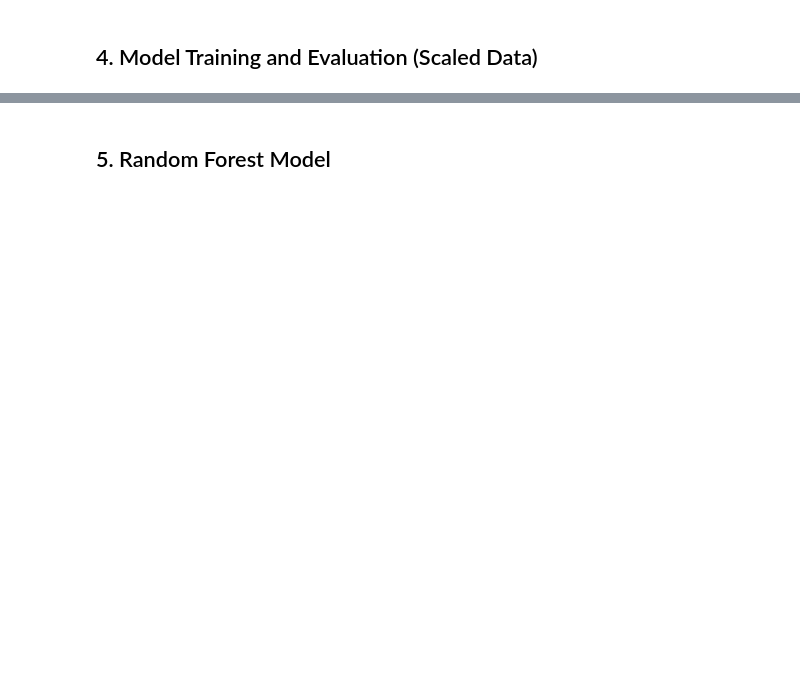
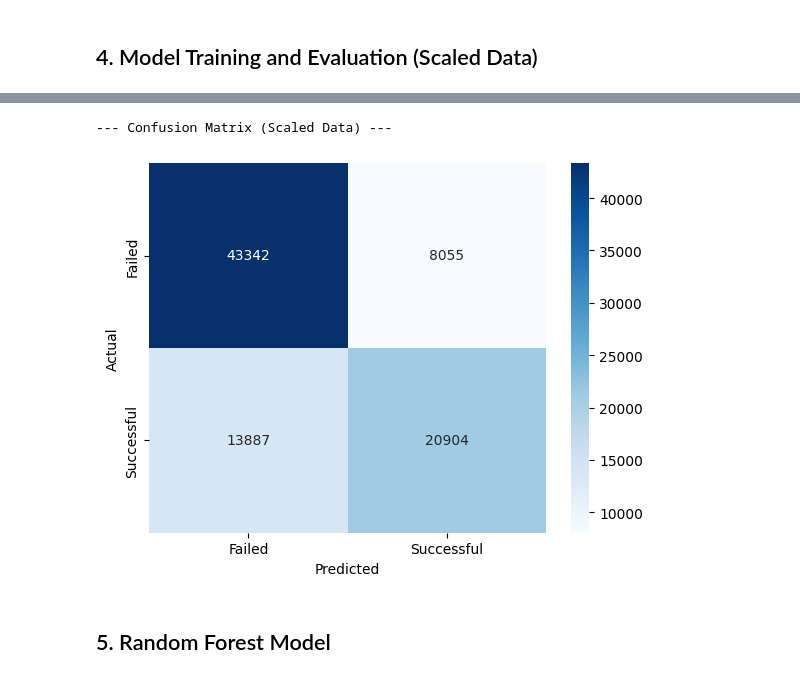
Before and after one commit to MaruflRana/kickstarter-success-prediction, a Jupyter notebook: notebooks/kickstarter-success-prediction.ipynb, the cells around one changed output, grey strips where cells are left out. Drawn from its saved outputs; the diff is of its cells as text; code cells hidden in the pictures; blank space fills up the shorter version.

```diff
--- a/notebooks/kickstarter-success-prediction.ipynb
+++ b/notebooks/kickstarter-success-prediction.ipynb
@@ -187,8 +187,8 @@ print("Shape of X_test:", X_test.shape)
 Shape of X_train: (344750, 1732)
 Shape of X_test: (86188, 1732)
 # %%
-# # Scale the data using StandardScaler
-# scaler = StandardScaler()
-# X_train_scaled = scaler.fit_transform(X_train)
-# X_test_scaled = scaler.transform(X_test)
-# print("✅ Data scaled successfully.")
+# Scale the data using StandardScaler
+scaler = StandardScaler()
+X_train_scaled = scaler.fit_transform(X_train)
+X_test_scaled = scaler.transform(X_test)
+print("✅ Data scaled successfully.")
@@ -195,13 +197,13 @@ Shape of X_test: (86188, 1732)
 # %% [markdown]
 ## 4. Model Training and Evaluation (Scaled Data)
 # %%
-# # Train and evaluate the Logistic Regression model on scaled data only
-# print("🚀 Training the Logistic Regression model on scaled data...")
-# model = LogisticRegression(max_iter=1000, random_state=42)
-# model.fit(X_train_scaled, y_train)
-# print("✅ Model training complete.")
+# Train and evaluate the Logistic Regression model on scaled data only
+print("🚀 Training the Logistic Regression model on scaled data...")
+model = LogisticRegression(max_iter=1000, random_state=42)
+model.fit(X_train_scaled, y_train)
+print("✅ Model training complete.")
 
-# # Evaluate the scaled model
-# y_pred_scaled = model.predict(X_test_scaled)
-# print(f"\nScaled Model Accuracy: {accuracy_score(y_test, y_pred_scaled):.4f}\n")
-# print(classification_report(y_test, y_pred_scaled, target_names=['Failed', 'Successful']))
+# Evaluate the scaled model
+y_pred_scaled = model.predict(X_test_scaled)
+print(f"\nScaled Model Accuracy: {accuracy_score(y_test, y_pred_scaled):.4f}\n")
+print(classification_report(y_test, y_pred_scaled, target_names=['Failed', 'Successful']))
@@ -208,11 +224,14 @@ Shape of X_test: (86188, 1732)
 # %%
-# # Display the confusion matrix for the scaled model
-# print("\n--- Confusion Matrix (Scaled Data) ---")
-# cm = confusion_matrix(y_test, y_pred_scaled)
-# sns.heatmap(cm, annot=True, fmt='d', cmap='Blues', xticklabels=['Failed', 'Successful'], yticklabels=['Failed', 'Successful'])
-# plt.xlabel('Predicted')
-# plt.ylabel('Actual')
-# plt.show()
+# Display the confusion matrix for the scaled model
+print("\n--- Confusion Matrix (Scaled Data) ---")
+cm = confusion_matrix(y_test, y_pred_scaled)
+sns.heatmap(cm, annot=True, fmt='d', cmap='Blues', xticklabels=['Failed', 'Successful'], yticklabels=['Failed', 'Successful'])
+plt.xlabel('Predicted')
+plt.ylabel('Actual')
+plt.show()
+# %% [output]
+--- Confusion Matrix (Scaled Data) ---
+[figure, added]
 # %% [markdown]
 ## 5. Random Forest Model
 # %%
```
Also changed, not shown: parts of 4 cells of this notebook.
